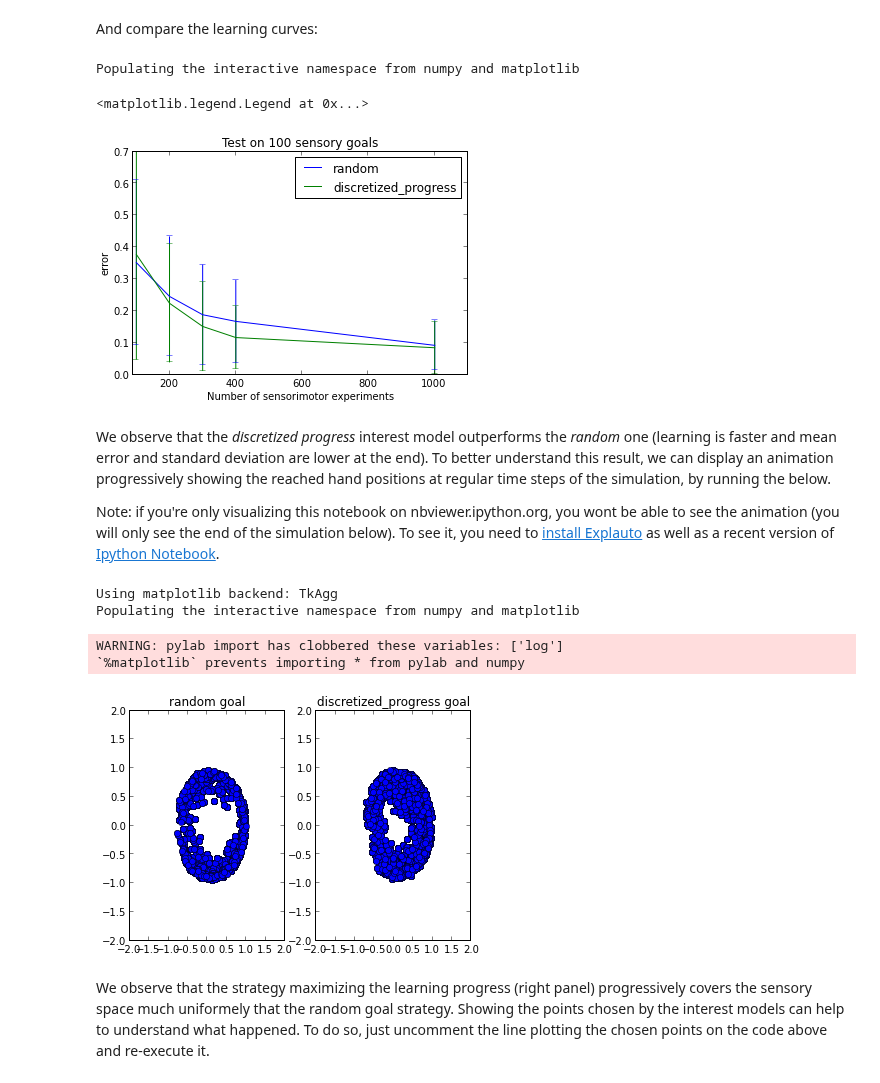
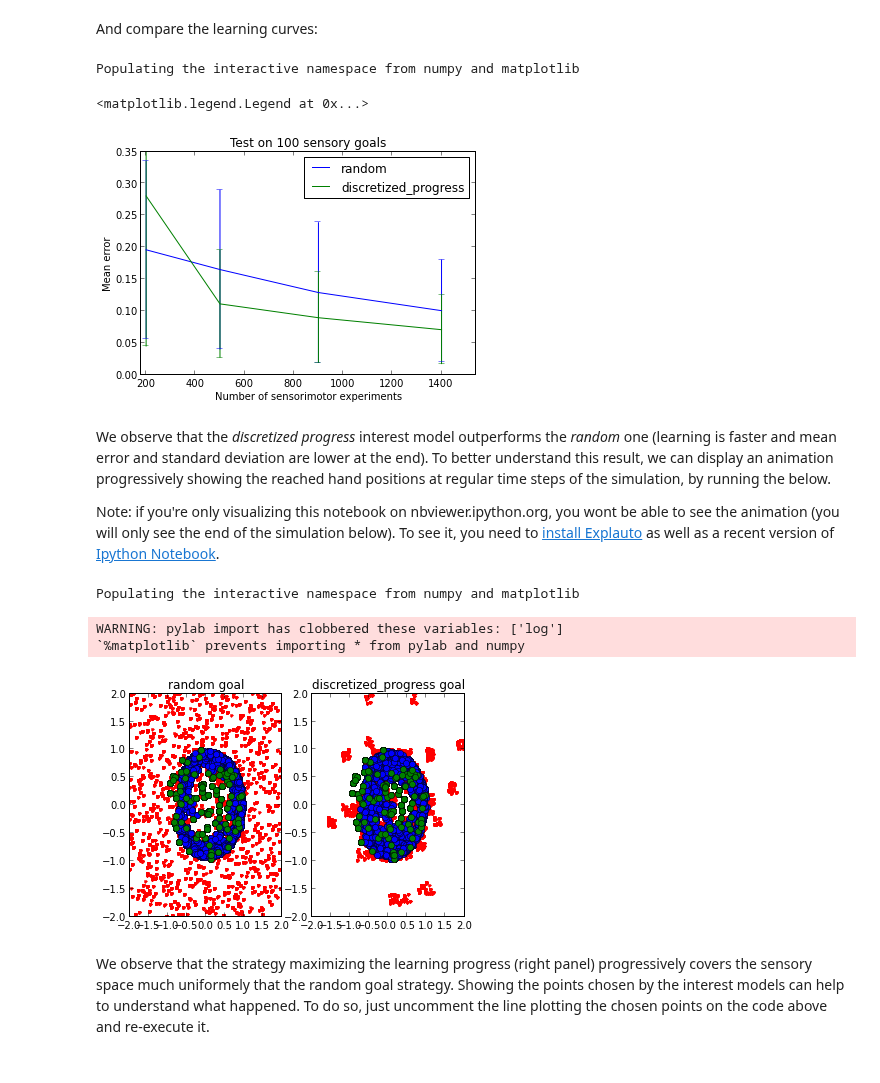
Before and after one commit to flowersteam/explauto, a Jupyter notebook: notebook/introducing_curiosity_learning.ipynb, the cells around one changed output. Drawn from its saved outputs; the diff is of its cells as text; code cells hidden in the pictures.

Commit message:
update arm testcases generation, testcases plotting in log, an curiosity notebook and discrete interest

```diff
--- a/notebook/introducing_curiosity_learning.ipynb
+++ b/notebook/introducing_curiosity_learning.ipynb
@@ -87,7 +87,7 @@ xps = ExperimentPool.from_settings_product(environments=[('simple_arm', 'high_di
                                            babblings=['goal'],
                                            interest_models=[('random', 'default'), ('discretized_progress', 'default')],
                                            sensorimotor_models=[('nearest_neighbor', 'default')],
-                                           evaluate_at=[100, 200, 300, 400, 1000],
+                                           evaluate_at=[200, 500, 900, 1400],
                                            same_testcases=True)
 # %% [markdown]
 Run it:
@@ -107,7 +107,7 @@ legend([s.interest_model for s in xps.settings])
 # %% [output]
 Populating the interactive namespace from numpy and matplotlib
 <matplotlib.legend.Legend at 0x...>
-[figure, old version]
+[figure, new version]
 # %% [markdown]
 We observe that the *discretized progress* interest model outperforms the *random* one (learning is faster and mean error and standard deviation are lower at the end). To better understand this result, we can display an animation progressively showing the reached hand positions at regular time steps of the simulation, by running the below.
 
@@ -115,21 +115,21 @@ Note: if you're only visualizing this notebook on nbviewer.ipython.org, you wont
 # %%
 # animations does't work with inline plotting, hence:
 %pylab
-ion()
+#ion()
 
 last_t = 0
 for t in linspace(100, 1000, 40):
     t = int(t)
     for i, (config, log) in enumerate(zip(xps.settings, xps.logs)):
         ax = subplot(1, 2, i+1)
-        #log.scatter_plot(ax, (('choice', [0, 1]),), t=range(t), marker='.', color='red')
+        log.scatter_plot(ax, (('choice', [0, 1]),), t=range(t), marker='.', color='red')
         log.scatter_plot(ax, (('sensori', [0, 1]),), t=range(t), color='blue')
+        log.scatter_plot(ax, (('testcases', [0, 1]),), color='green')
         title(config.interest_model + ' ' + config.babbling_mode)
         draw()
     last_t = t
 # %% [output]
-Using matplotlib backend: TkAgg
 Populating the interactive namespace from numpy and matplotlib
 WARNING: pylab import has clobbered these variables: ['log']
 `%matplotlib` prevents importing * from pylab and numpy
-[figure, old version]
+[figure, new version]
```
Also changed, not shown: parts of 3 cells of this notebook, 4 other files.
